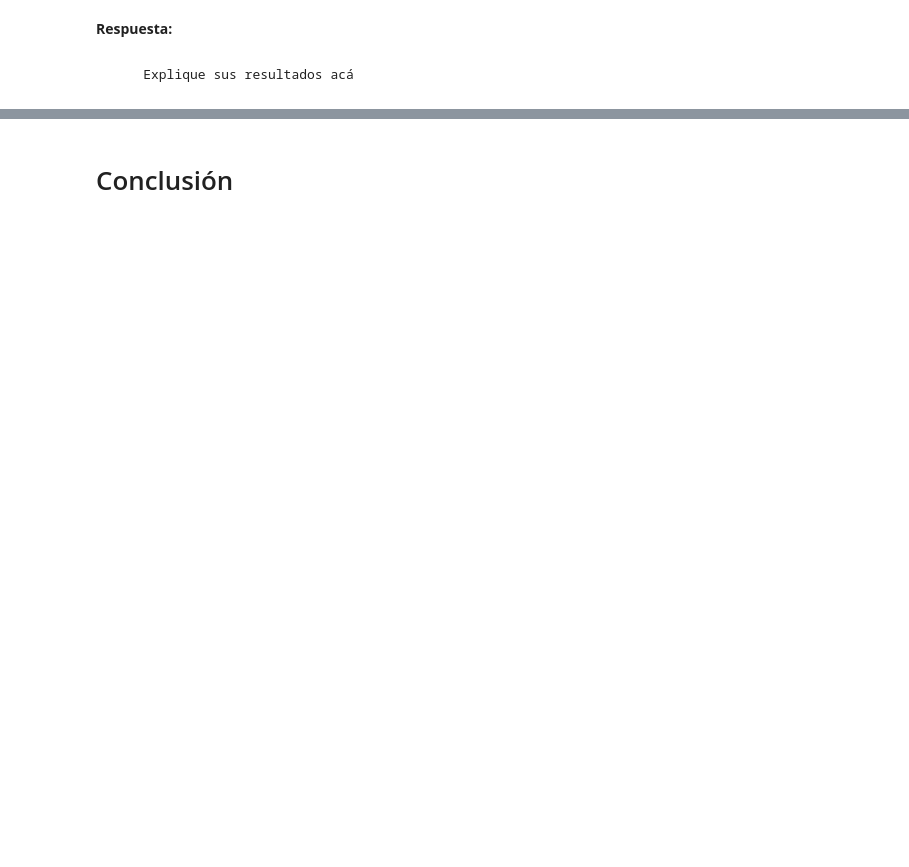
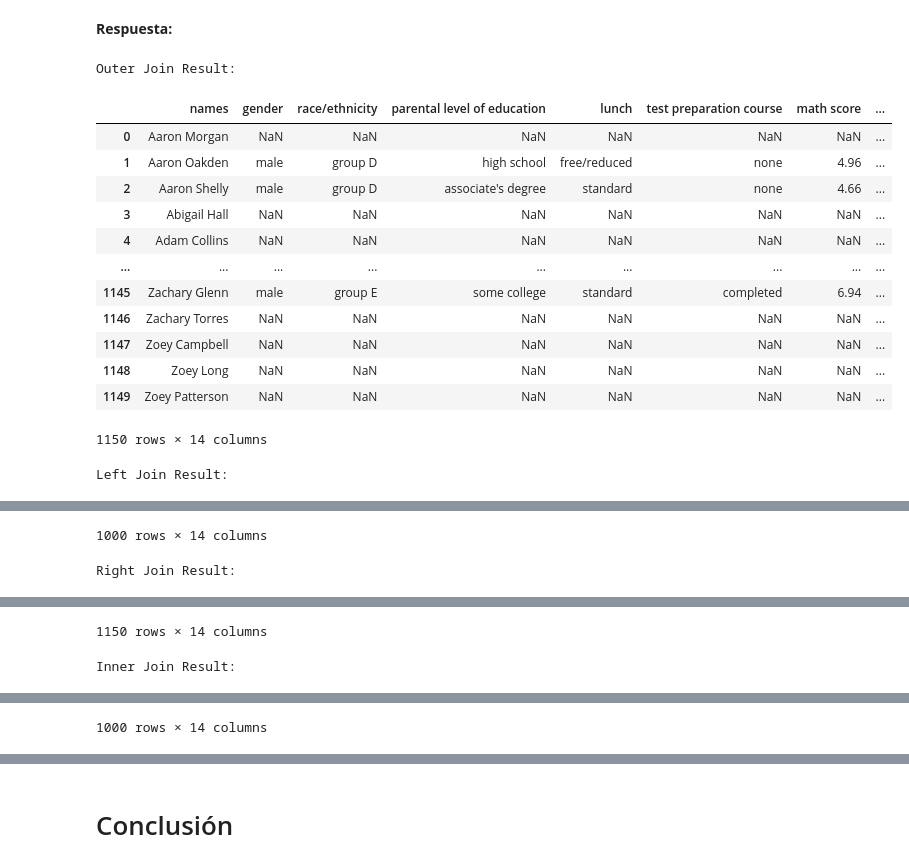
Before and after one commit to sebaquenti/Repositorio-MDS7202, a Jupyter notebook: Laboratorio 3/Lab3.ipynb, the cells around one changed output, grey strips where cells are left out. Cells and saved outputs as stored; diff of their text form; code cells hidden in the pictures; blank space fills up the shorter version.

```diff
--- a/Laboratorio 3/Lab3.ipynb
+++ b/Laboratorio 3/Lab3.ipynb
@@ -734,2 +728,56 @@ df_grades_inner = ...
-# %% [markdown]
-        Explique sus resultados acá
+# %%
+# Inserte su respuesta aquí
+other_grades = pd.read_csv('./other_grades.csv')
+
+df_grades_outer =  pd.merge(
+    left=df_grades,
+    right=other_grades,
+    on="names",
+    how="outer")
+
+df_grades_left = pd.merge(
+    left=df_grades,
+    right=other_grades,
+    on="names",
+    how="left")
+
+df_grades_right = pd.merge(
+    left=df_grades,
+    right=other_grades,
+    on="names",
+    how="right")
+
+df_grades_inner = pd.merge(
+    left=df_grades,
+    right=other_grades,
+    on="names",
+    how="inner")
+# %%
+# Visualizar los resultados
+print("Outer Join Result:")
+display(df_grades_outer)
+
+print("\nLeft Join Result:")
+display(df_grades_left)
+
+print("\nRight Join Result:")
+display(df_grades_right)
+
+print("\nInner Join Result:")
+display(df_grades_inner)
+# %% [output]
+Outer Join Result:
+|  | names | gender | race/ethnicity | parental level of education | lunch | test preparation course | math score | ... |
+| 0 | Aaron Morgan | NaN | NaN | NaN | NaN | NaN | NaN | ... |
+| 1 | Aaron Oakden | male | group D | high school | free/reduced | none | 4.96 | ... |
+| 2 | Aaron Shelly | male | group D | associate's degree | standard | none | 4.66 | ... |
+| 3 | Abigail Hall | NaN | NaN | NaN | NaN | NaN | NaN | ... |
+| 4 | Adam Collins | NaN | NaN | NaN | NaN | NaN | NaN | ... |
+| ... | ... | ... | ... | ... | ... | ... | ... | ... |
+| 1145 | Zachary Glenn | male | group E | some college | standard | completed | 6.94 | ... |
+| 1146 | Zachary Torres | NaN | NaN | NaN | NaN | NaN | NaN | ... |
+| 1147 | Zoey Campbell | NaN | NaN | NaN | NaN | NaN | NaN | ... |
+| 1148 | Zoey Long | NaN | NaN | NaN | NaN | NaN | NaN | ... |
+| 1149 | Zoey Patterson | NaN | NaN | NaN | NaN | NaN | NaN | ... |
+1150 rows × 14 columns
+Left Join Result:
@@ -735,0 +796,2 @@ df_grades_inner = ...
+1000 rows × 14 columns
+Right Join Result:
@@ -735,0 +810,2 @@ df_grades_inner = ...
+1150 rows × 14 columns
+Inner Join Result:
@@ -735,0 +824 @@ df_grades_inner = ...
+1000 rows × 14 columns
```
Also changed, not shown: parts of 5 cells of this notebook.
